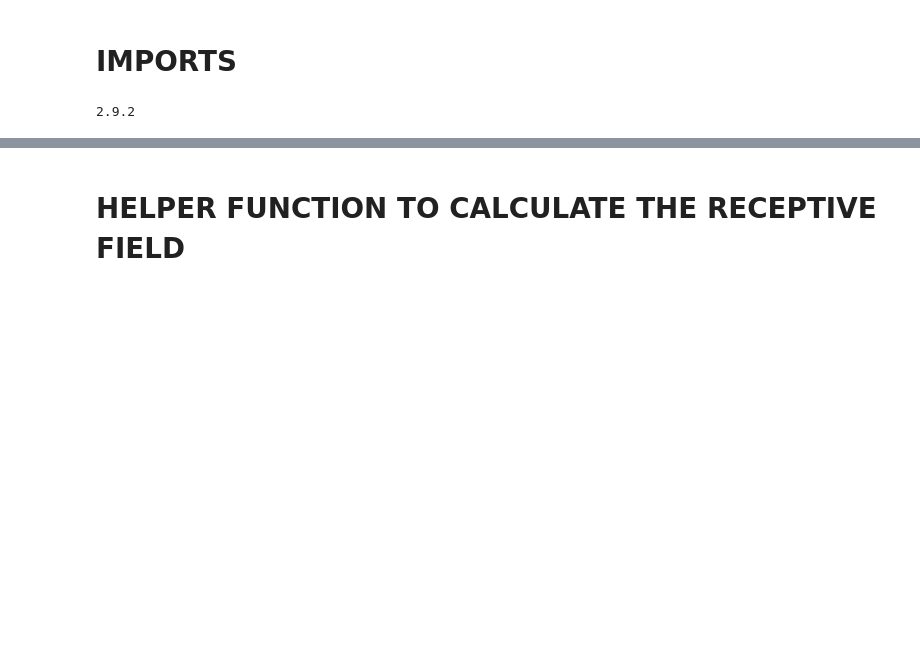
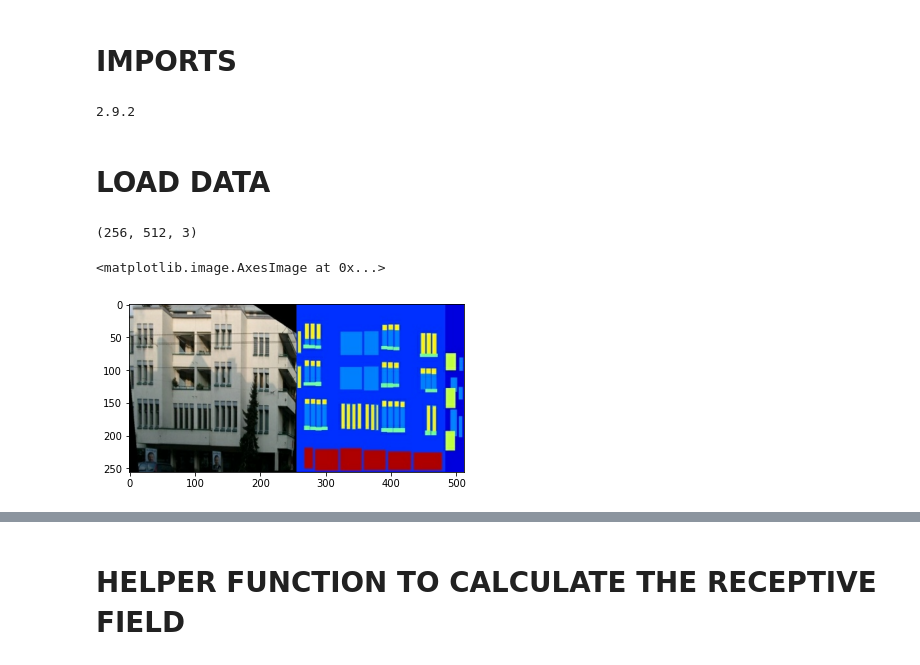
Before and after one commit to Fibonacci1664/Pix2Pix, a Jupyter notebook: MyPix2Pix.ipynb, the cells around one changed output, grey strips where cells are left out. Drawn from its saved outputs; the diff is of its cells as text; code cells hidden in the pictures; blank space fills up the shorter version.

```diff
--- a/MyPix2Pix.ipynb
+++ b/MyPix2Pix.ipynb
@@ -21,3 +35,33 @@ from keras.layers import Dropout
 print(tf.__version__)
 # %% [output]
 2.9.2
+# %% [markdown]
+# **LOAD DATA**
+# %%
+dataset_name = "facades"
+
+_URL = f'http://efrosgans.eecs.berkeley.edu/pix2pix/datasets/{dataset_name}.tar.gz'
+
+path_to_zip = tf.keras.utils.get_file(
+    fname=f"{dataset_name}.tar.gz",
+    origin=_URL,
+    extract=True)
+
+path_to_zip  = pathlib.Path(path_to_zip)
+
+PATH = path_to_zip.parent/dataset_name
+
+list(PATH.parent.iterdir())
+
+# Each original image is of size 256 x 512, which in and of itself contains two 256 x 256 images
+# Print out a smaple image to ensure the dataset has loaded correctly
+sample_image = tf.io.read_file(str(PATH / 'train/1.jpg'))
+sample_image = tf.io.decode_jpeg(sample_image)
+print(sample_image.shape)
+
+plt.figure()
+plt.imshow(sample_image)
+# %% [output]
+(256, 512, 3)
+<matplotlib.image.AxesImage at 0x...>
+[figure, added]
```
Also changed, not shown: parts of 28 cells of this notebook.
